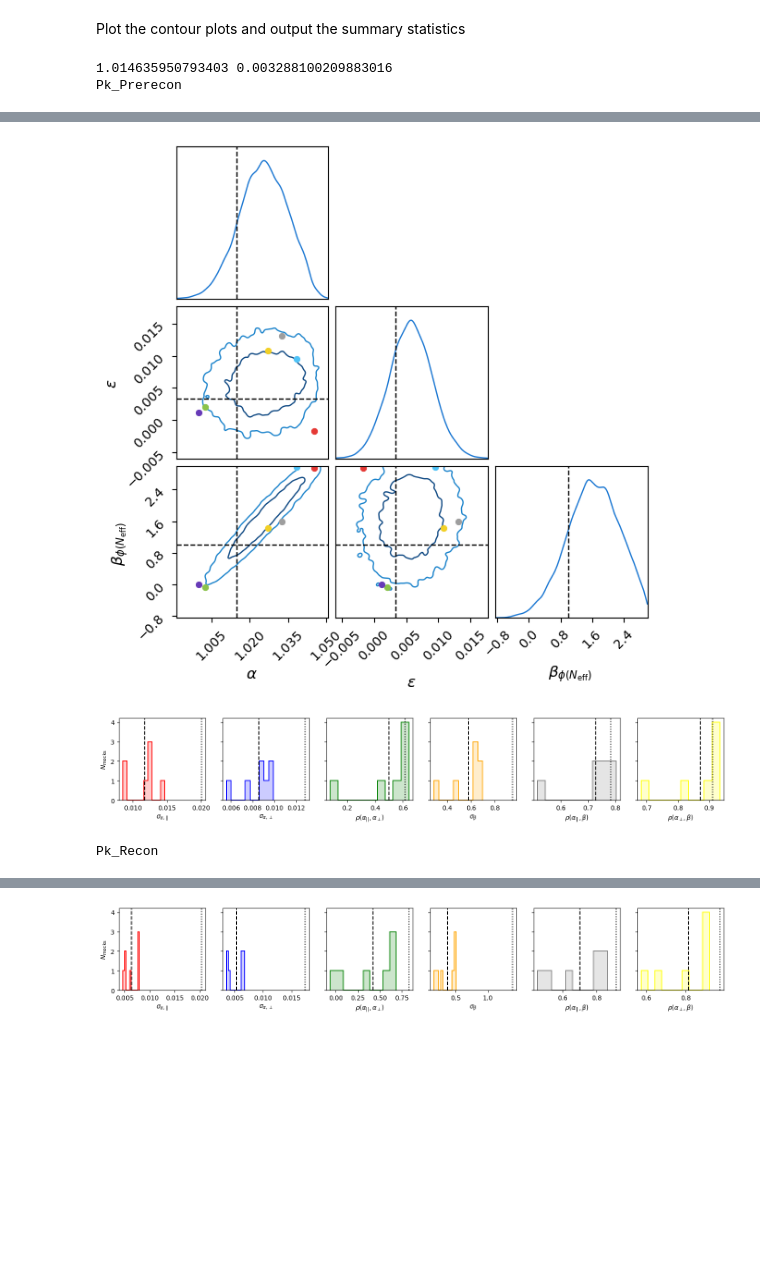
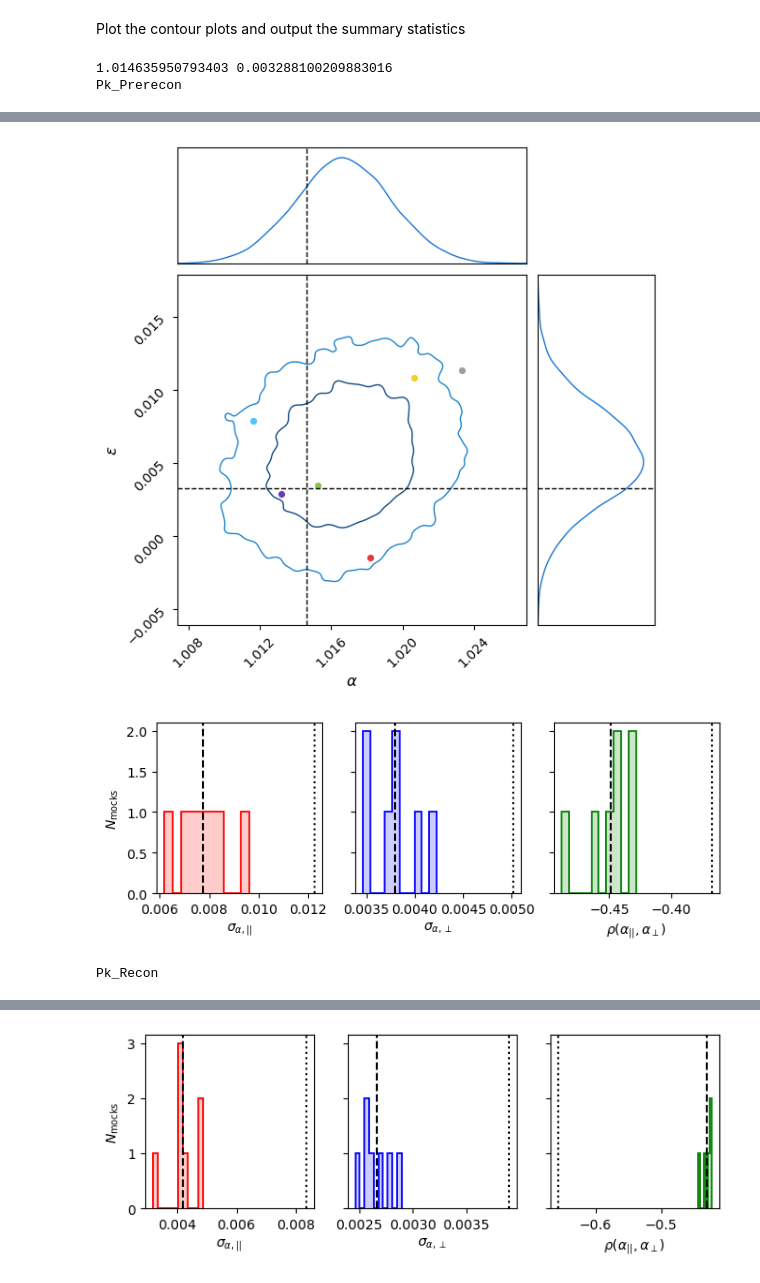
Before and after one commit to abbew25/Barry, a Jupyter notebook: cosmodesi_KP4ELG_examplecode_make_picklefiles/plot_desi_kp4_abacus_cubic_ELG-c003-templatec003.ipynb, the cells around one changed output, grey strips where cells are left out. Cells and saved outputs as stored; diff of their text form; code cells hidden in the pictures; blank space fills up the shorter version.

Commit message:
new scripts to test second gen mocks + plotting

```diff
--- a/cosmodesi_KP4ELG_examplecode_make_picklefiles/plot_desi_kp4_abacus_cubic_ELG-c003-templatec003.ipynb
+++ b/cosmodesi_KP4ELG_examplecode_make_picklefiles/plot_desi_kp4_abacus_cubic_ELG-c003-templatec003.ipynb
@@ -32,13 +32,17 @@ from barry.utils import weighted_avg_and_cov # function for getting avg and cova
 
 # neff_free = True
 
-phase_shift_free = True #False
+phase_shift_free = False #False
 wallisch18 = False
-eh1998 = True
+eh1998 = False
 #CV = False
+poly = True
 
 pfn = "/global/u1/a/abbew25/barryrepo/Barry/cosmodesi_KP4ELG_examplecode_make_picklefiles/plots/desi_kp4_abacus_cubic_ELG-c003-template003/output/desi_kp4_abacus_cubic_ELG-c003-template003.fitter.pkl"
 pfn2 = "/global/u1/a/abbew25/barryrepo/Barry/cosmodesi_KP4ELG_examplecode_make_picklefiles/plots/desi_kp4_abacus_cubic_ELG-c003-template003/output/"
+if poly:
+    pfn = "/global/u1/a/abbew25/barryrepo/Barry/cosmodesi_KP4ELG_examplecode_make_picklefiles/plots/desi_kp4_abacus_cubic_ELG-c003-template003-broadbandpoly/output/desi_kp4_abacus_cubic_ELG-c003-template003-broadbandpoly.fitter.pkl"
+    pfn2 = "/global/u1/a/abbew25/barryrepo/Barry/cosmodesi_KP4ELG_examplecode_make_picklefiles/plots/desi_kp4_abacus_cubic_ELG-c003-template003-broadbandpoly/output/"
 
 # if omega_matter_free:
 #     pfn = "/global/u1/a/abbew25/barryrepo/Barry/cosmodesi_KP4ELG_examplecode_make_picklefiles/plots/desi_kp4_abacus_cubic_ELG_omfree/output/desi_kp4_abacus_cubic_ELG_omfree.fitter.pkl"
@@ -60,6 +64,9 @@ if phase_shift_free:
         pfn = "/global/u1/a/abbew25/barryrepo/Barry/cosmodesi_KP4ELG_examplecode_make_picklefiles/plots/desi_kp4_abacus_cubic_ELG_phaseshiftfree-c003-template003-eh1998/output/desi_kp4_abacus_cubic_ELG_phaseshiftfree-c003-template003-eh1998.fitter.pkl"
         pfn2 = "/global/u1/a/abbew25/barryrepo/Barry/cosmodesi_KP4ELG_examplecode_make_picklefiles/plots/desi_kp4_abacus_cubic_ELG_phaseshiftfree-c003-template003-eh1998/output/"
 
+    if poly:
+        pfn = "/global/u1/a/abbew25/barryrepo/Barry/cosmodesi_KP4ELG_examplecode_make_picklefiles/plots/desi_kp4_abacus_cubic_ELG_phaseshiftfree-c003-template003-broadbandpoly/output/desi_kp4_abacus_cubic_ELG_phaseshiftfree-c003-template003-broadbandpoly.fitter.pkl"
+        pfn2 = "/global/u1/a/abbew25/barryrepo/Barry/cosmodesi_KP4ELG_examplecode_make_picklefiles/plots/desi_kp4_abacus_cubic_ELG_phaseshiftfree-c003-template003-broadbandpoly/output/"
 
 with open(pfn, 'rb') as pickle_file:
     fitter = pickle.load(pickle_file)
@@ -602,6 +609,9 @@ for chain_bin in range(len(c)):
         if eh1998:
             filepath = "plots/desi_kp4_abacus_cubic_ELG_phaseshiftfree-c003-template003-eh1998/output/Barry_fit_"
 
+        if poly:
+            filepath = "plots/desi_kp4_abacus_cubic_ELG_phaseshiftfree-c003-template003-broadbandpoly/output/Barry_fit_"
+
 
         #print(datanames[chain_bin])
         # mean alpha_\\, mean alpha_para, stdev alpha\\, stdev alphaperp, corr_alphas,
@@ -632,7 +642,11 @@ for chain_bin in range(len(c)):
 
     else:###################################
 
-        with open("plots/desi_kp4_abacus_cubic_ELG-c003-template003/output/Barry_fit_" + datanames[chain_bin] + ".txt", "w") as f:
+        filepath ="plots/desi_kp4_abacus_cubic_ELG-c003-template003/output/Barry_fit_"
+        if poly:
+            filepath = "plots/desi_kp4_abacus_cubic_ELG-c003-template003-broadbandpoly/output/Barry_fit_"
+
+        with open(filepath + datanames[chain_bin] + ".txt", "w") as f:
 
             # if nosigma_s_incorr and 'Pk' not in datanames[chain_bin]:
             #     f.write(# realisation name, all means of params, stdevs on alphas .... other stats
@@ -661,3 +675,3 @@ Pk_Prerecon
-[figure, old version]
+[figure, new version]
-[figure, old version]
+[figure, new version]
 Pk_Recon
@@ -666 +680 @@ Pk_Recon
-[figure, old version]
+[figure, new version]
```
Also changed, not shown: parts of 2 cells of this notebook, 26 other files.
